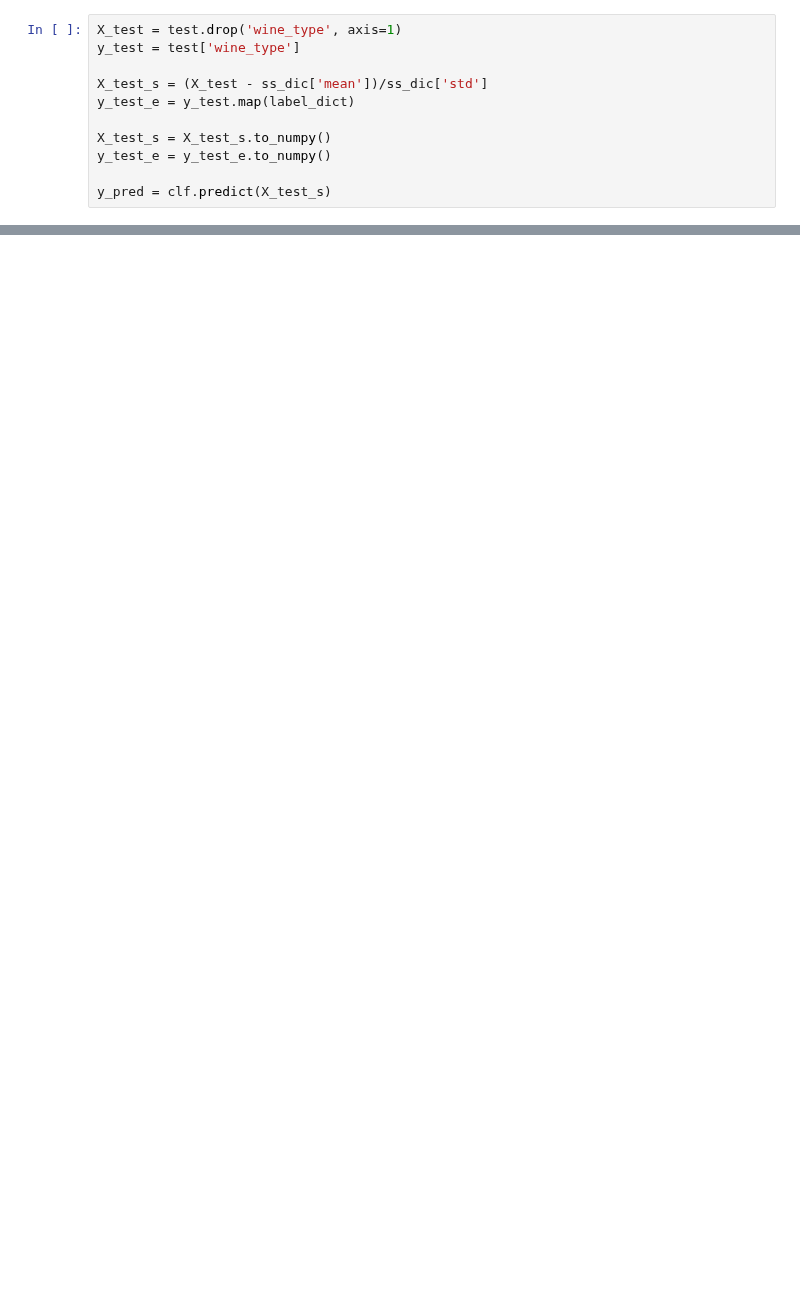
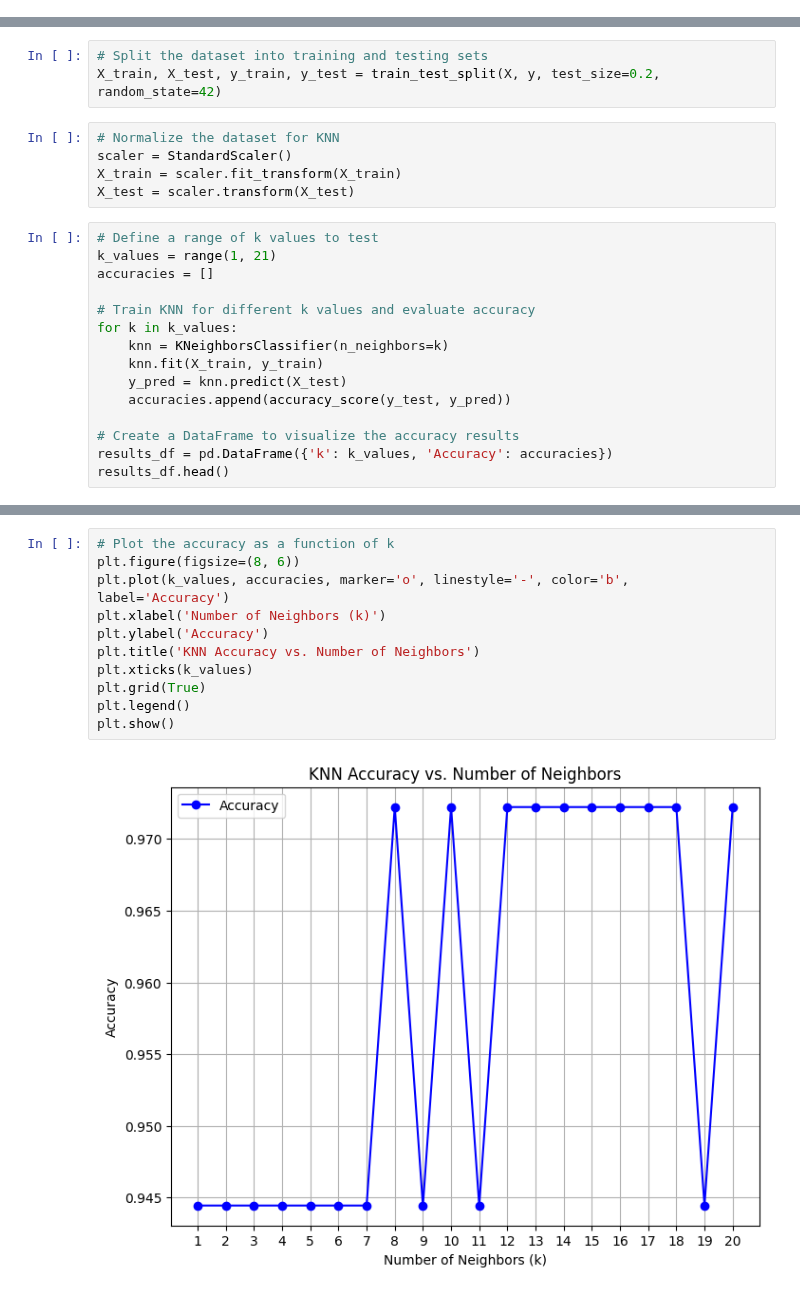
Before and after one commit to 20161609/AI-Tech-Learning, a Jupyter notebook: practice/KNN_Wine_Example_Practice.ipynb, the cells around one changed output, grey strips where cells are left out. Drawn from its saved outputs; the diff is of its cells as text; blank space fills up the shorter version.

Commit message:
KNN_Wine_Example_Practice - Optimization has been complete.

```diff
--- a/practice/KNN_Wine_Example_Practice.ipynb
+++ b/practice/KNN_Wine_Example_Practice.ipynb
@@ -198,11 +0,0 @@ plt.plot(scores)
-# %%
-X_test = test.drop('wine_type', axis=1)
-y_test = test['wine_type']
-
-X_test_s = (X_test - ss_dic['mean'])/ss_dic['std']
-y_test_e = y_test.map(label_dict)
-
-X_test_s = X_test_s.to_numpy()
-y_test_e = y_test_e.to_numpy()
-
-y_pred = clf.predict(X_test_s)
@@ -229,0 +17,23 @@ plt.show()
+# %%
+# Split the dataset into training and testing sets
+X_train, X_test, y_train, y_test = train_test_split(X, y, test_size=0.2, random_state=42)
+# %%
+# Normalize the dataset for KNN
+scaler = StandardScaler()
+X_train = scaler.fit_transform(X_train)
+X_test = scaler.transform(X_test)
+# %%
+# Define a range of k values to test
+k_values = range(1, 21)
+accuracies = []
+
+# Train KNN for different k values and evaluate accuracy
+for k in k_values:
+    knn = KNeighborsClassifier(n_neighbors=k)
+    knn.fit(X_train, y_train)
+    y_pred = knn.predict(X_test)
+    accuracies.append(accuracy_score(y_test, y_pred))
+
+# Create a DataFrame to visualize the accuracy results
+results_df = pd.DataFrame({'k': k_values, 'Accuracy': accuracies})
+results_df.head()
@@ -230,3 +47,16 @@ plt.show()
+# %%
+# Plot the accuracy as a function of k
+plt.figure(figsize=(8, 6))
+plt.plot(k_values, accuracies, marker='o', linestyle='-', color='b', label='Accuracy')
+plt.xlabel('Number of Neighbors (k)')
+plt.ylabel('Accuracy')
+plt.title('KNN Accuracy vs. Number of Neighbors')
+plt.xticks(k_values)
+plt.grid(True)
+plt.legend()
+plt.show()
+# %% [output]
+[figure, added]
 # %%
 from sklearn.metrics import accuracy_score, recall_score, precision_score,f1_score
 
```
Also changed, not shown: parts of 25 cells of this notebook.
